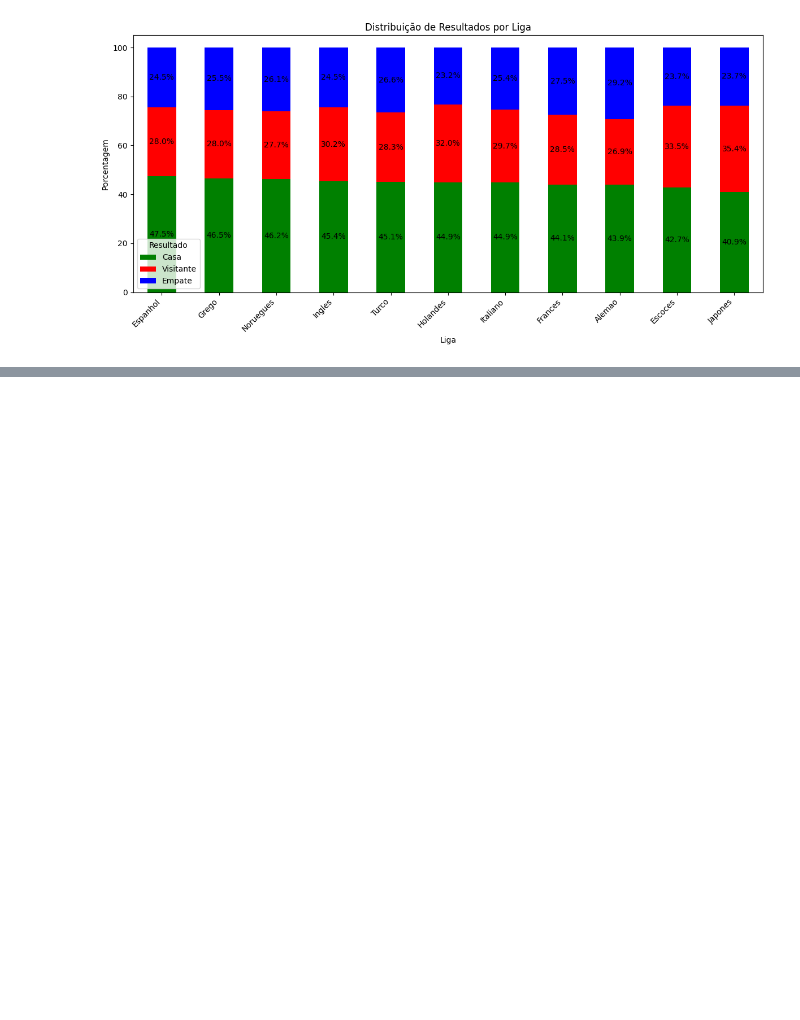
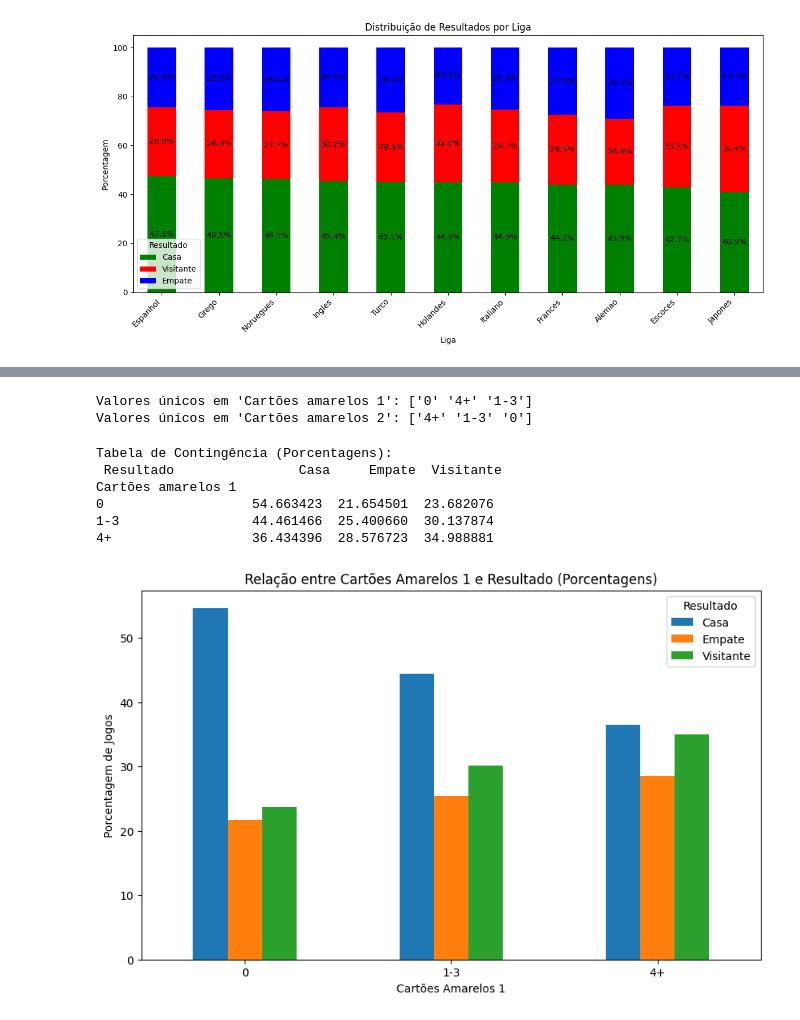
Before and after one commit to carloshnp/PS-2025.1, a Jupyter notebook: análise_univariada_bivariada.ipynb, the cells around one changed output, grey strips where cells are left out. Cells and saved outputs as stored; diff of their text form; code cells hidden in the pictures; blank space fills up the shorter version.

```diff
--- a/análise_univariada_bivariada.ipynb
+++ b/análise_univariada_bivariada.ipynb
@@ -1195,0 +1308,44 @@ plt.show()
+# %%
+# Transformando os cartões amarelos em categorias
+def categorizar_cartoes_amarelos(valor):
+    if valor == 0:
+        return '0'
+    elif 1 <= valor <= 3:
+        return '1-3'
+    else:
+        return '4+'
+
+filtered_games['Cartões amarelos 1'] = filtered_games['Cartões amarelos 1'].apply(categorizar_cartoes_amarelos)
+filtered_games['Cartões amarelos 2'] = filtered_games['Cartões amarelos 2'].apply(categorizar_cartoes_amarelos)
+
+# Exibir os valores únicos de cada coluna para verificar a transformação
+print("Valores únicos em 'Cartões amarelos 1':", filtered_games['Cartões amarelos 1'].unique())
+print("Valores únicos em 'Cartões amarelos 2':", filtered_games['Cartões amarelos 2'].unique())
+# %% [output]
+Valores únicos em 'Cartões amarelos 1': ['0' '4+' '1-3']
+Valores únicos em 'Cartões amarelos 2': ['4+' '1-3' '0']
+# %%
+# Criar a tabela de contingência
+tabela_contingencia = pd.crosstab(filtered_games['Cartões amarelos 1'], filtered_games['Resultado'])
+
+# Calcular as porcentagens dentro de cada categoria de Cartões Vermelhos 1
+tabela_contingencia_pct = tabela_contingencia.div(tabela_contingencia.sum(axis=1), axis=0) * 100
+
+print("Tabela de Contingência (Porcentagens):\n", tabela_contingencia_pct)
+
+# Criar o gráfico de barras lado a lado
+tabela_contingencia_pct.plot(kind='bar', figsize=(10, 6))
+plt.title('Relação entre Cartões Amarelos 1 e Resultado (Porcentagens)')
+plt.xlabel('Cartões Amarelos 1')
+plt.ylabel('Porcentagem de Jogos')
+plt.legend(title='Resultado')
+plt.xticks(rotation=0)  # Manter os rótulos do eixo x na horizontal
+plt.show()
+# %% [output]
+Tabela de Contingência (Porcentagens):
+ Resultado                Casa     Empate  Visitante
+Cartões amarelos 1
+0                   54.663423  21.654501  23.682076
+1-3                 44.461466  25.400660  30.137874
+4+                  36.434396  28.576723  34.988881
+[figure, added]
```
Also changed, not shown: parts of 23 cells of this notebook, 2 other files.
